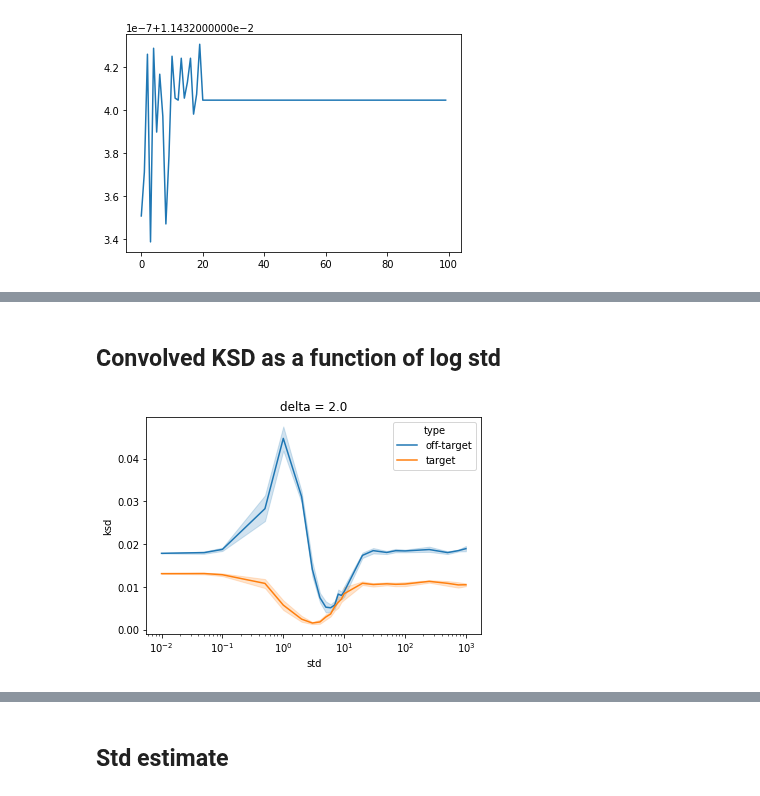
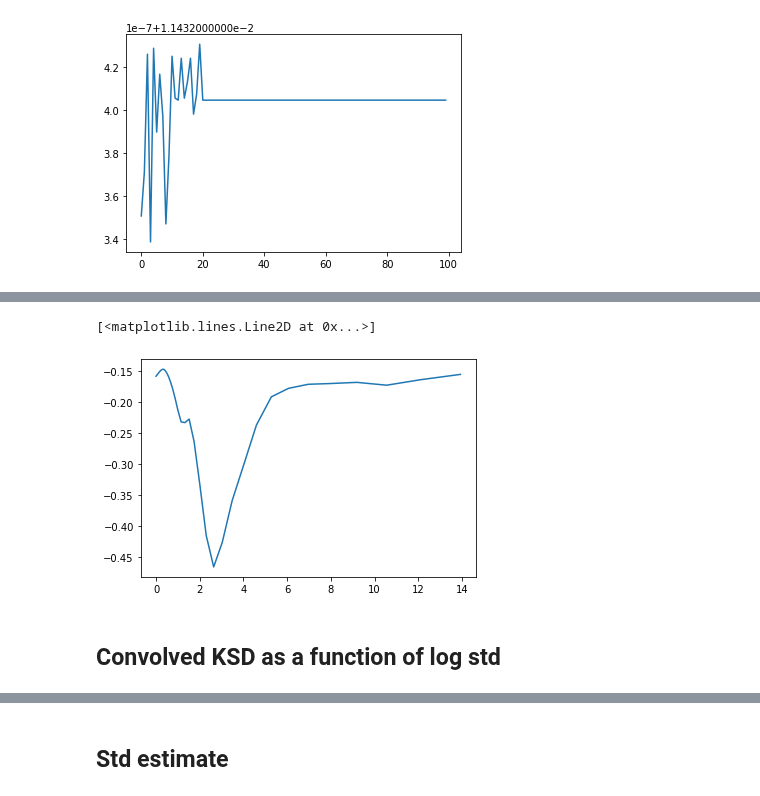
Before and after one commit to XingLLiu/u-stat-high-dim, a Jupyter notebook: find_noise.ipynb, the cells around one changed output, grey strips where cells are left out. Drawn from its saved outputs; the diff is of its cells as text; code cells hidden in the pictures.

```diff
--- a/find_noise.ipynb
+++ b/find_noise.ipynb
@@ -335,3 +346,21 @@ best var 7.417667902848791
+# %%
+# def loss_fn(log_sigma):
+#     res = -ksd.eval(log_sigma, samples_off, tf.identity(samples_off), conv_samples_full, conv_samples)
+#     var = ksd.h1_var(log_sigma, samples_off, tf.identity(samples_off), conv_samples_full, conv_samples)
+#     res /= tf.sqrt(var)
+#     return res
+
+# sigma_list = [tf.math.pow(2., x) for x in tf.experimental.numpy.arange(-50., 50., 1.0).numpy() / 5]
+# res_list = []
+# for s in sigma_list:
+#     log_s = tf.math.log(s)
+#     res_list.append(loss_fn(log_s).numpy())
+
+plt.plot(sigma_list[:70], res_list[:70])
+# plt.xscale("log")
+# %% [output]
+[<matplotlib.lines.Line2D at 0x...>]
+[figure, added]
 # %% [markdown]
 ## Convolved KSD as a function of log std
 # %%
@@ -392,6 +424,0 @@ for std in tqdm(std_list):
-# %%
-sns.lineplot(data=ksd_df, x="std", y="ksd", hue="type")
-plt.xscale("log")
-_ = plt.title(f"delta = {delta}")
-# %% [output]
-[figure, removed]
```
Also changed, not shown: parts of 18 cells of this notebook, 3 other files.
